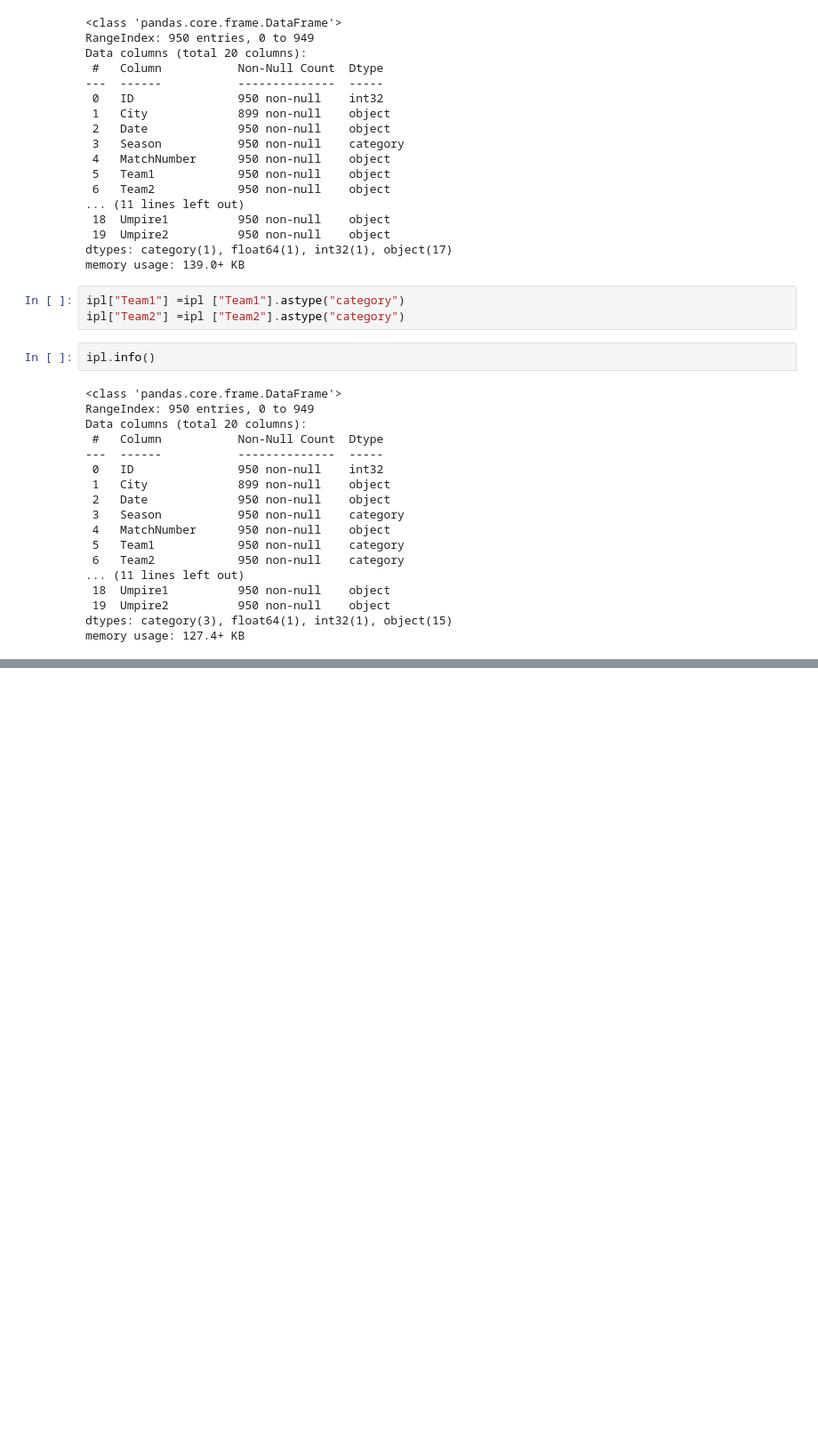
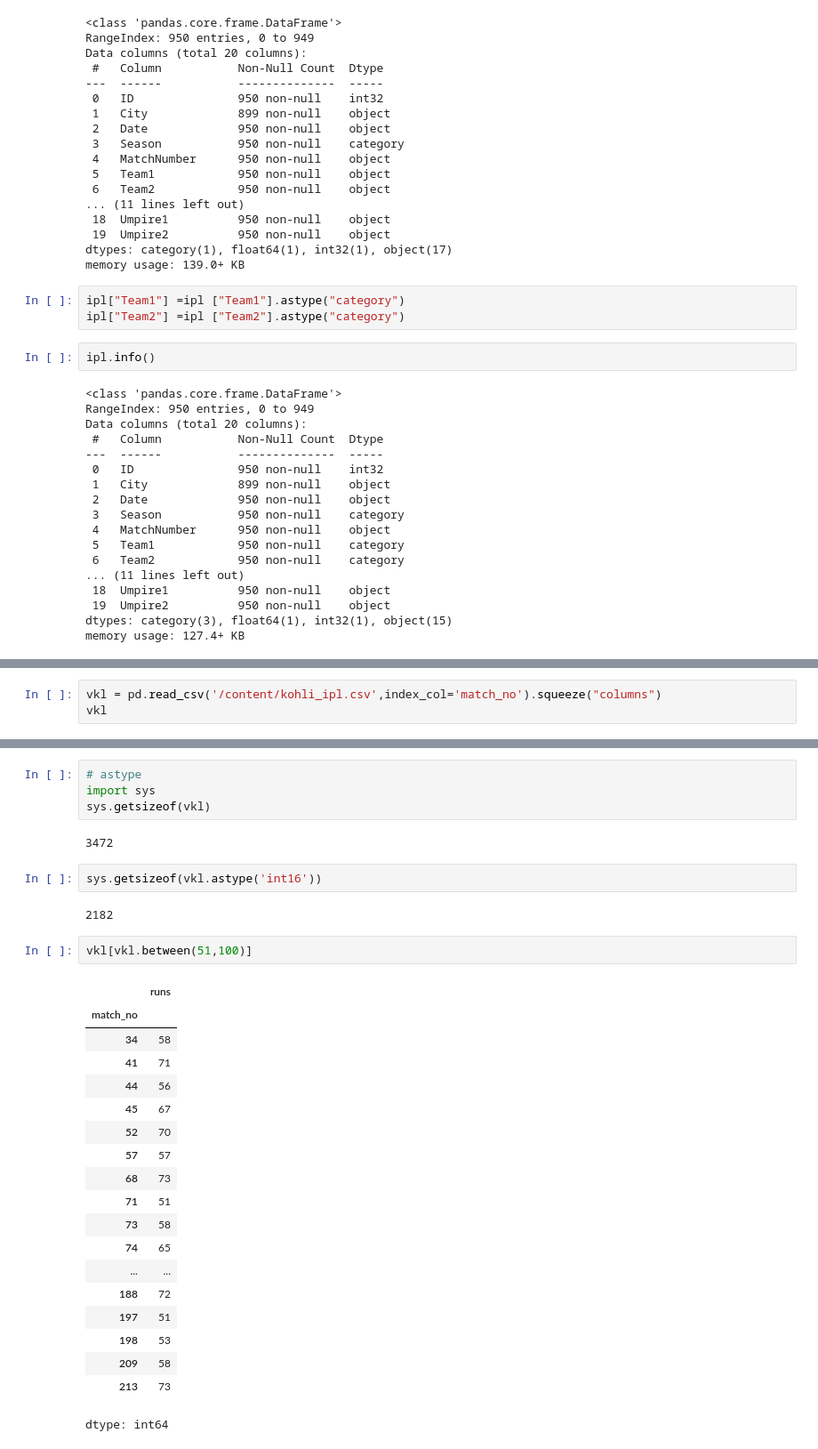
Before and after one commit to Tdeflash12/AI-ML, a Jupyter notebook: Dataframe.ipynb, the cells around one changed output, grey strips where cells are left out. Shown at 89% size. Cells and saved outputs as stored; diff of their text form; blank space fills up the shorter version.

```diff
--- a/Dataframe.ipynb
+++ b/Dataframe.ipynb
@@ -690,0 +728,3 @@ memory usage: 127.4+ KB
+# %%
+vkl = pd.read_csv('/content/kohli_ipl.csv',index_col='match_no').squeeze("columns")
+vkl
@@ -690,0 +747,32 @@ memory usage: 127.4+ KB
+# %%
+# astype
+import sys
+sys.getsizeof(vkl)
+# %% [output]
+3472
+# %%
+sys.getsizeof(vkl.astype('int16'))
+# %% [output]
+2182
+# %%
+vkl[vkl.between(51,100)]
+# %% [output]
+|  | runs |
+| match_no |  |
+| 34 | 58 |
+| 41 | 71 |
+| 44 | 56 |
+| 45 | 67 |
+| 52 | 70 |
+| 57 | 57 |
+| 68 | 73 |
+| 71 | 51 |
+| 73 | 58 |
+| 74 | 65 |
+| ... | ... |
+| 188 | 72 |
+| 197 | 51 |
+| 198 | 53 |
+| 209 | 58 |
+| 213 | 73 |
+dtype: int64
```
Also changed, not shown: parts of 20 cells of this notebook.
